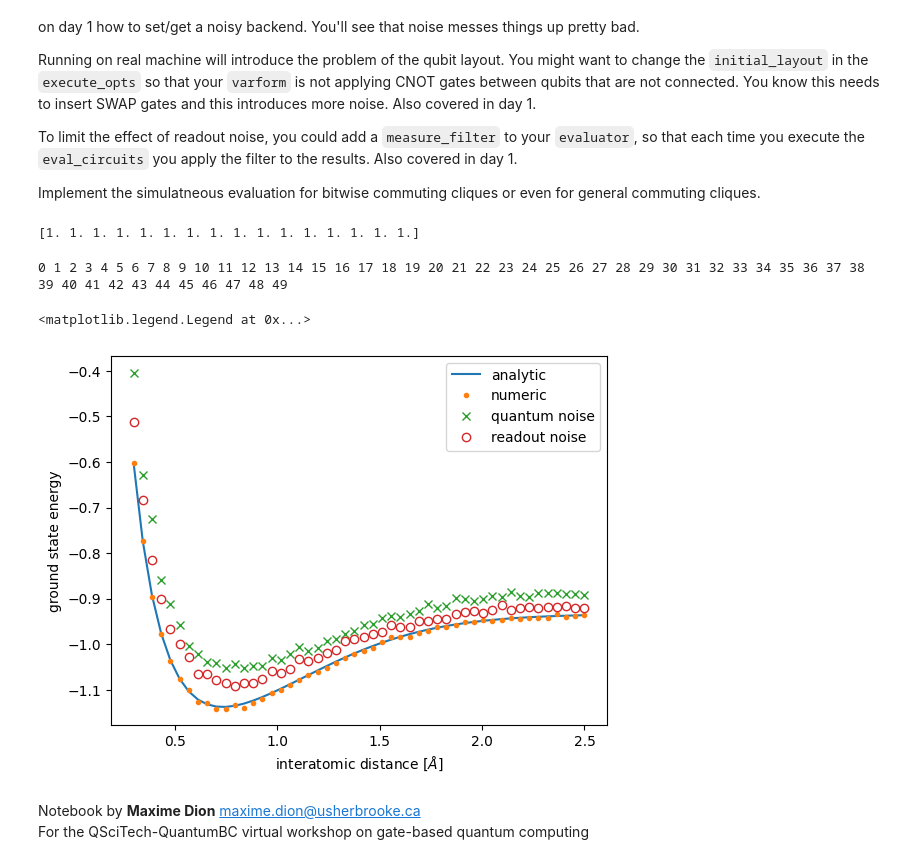
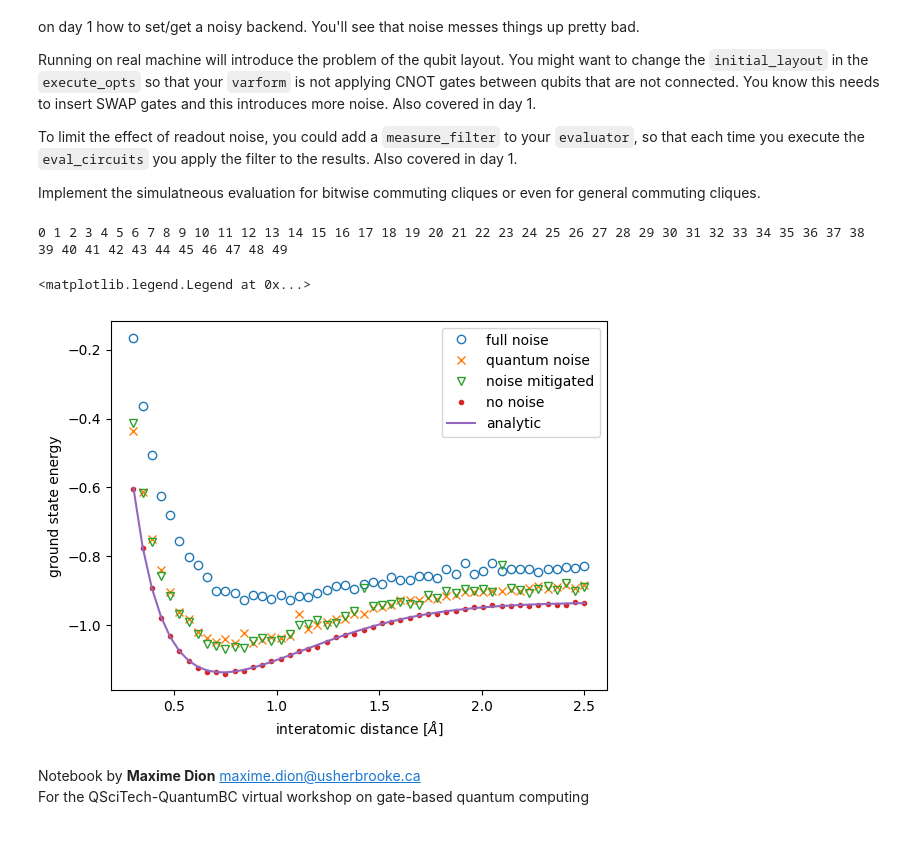
Before and after one commit to QSciTech-QuantumBC-Workshop/Group5, a Jupyter notebook: activity_vqe.ipynb, the cells around one changed output. Cells and saved outputs as stored; diff of their text form; code cells hidden in the pictures.

```diff
--- a/activity_vqe.ipynb
+++ b/activity_vqe.ipynb
@@ -698,15 +688,6 @@ minimizer_d = lambda fct, start_param_values : minimize(
     start_param_values,
     method = 'SLSQP',
     options = {'maxiter' : 5, 'eps' : 1e-1, 'ftol' : 1e-4, 'disp' : True, 'iprint' : 0})
-# %%
-'''Generating readout error'''
-# Error probabilities
-p_err = 0.1  # probability of reading something else
-# building error matrix assuming uniform distribution of errors
-error_matrix = p_err * np.ones((16, 16)) / 15 + (1 - 16*p_err/15) * np.eye(16)
-print(sum(error_matrix))
-# %% [output]
-[1. 1. 1. 1. 1. 1. 1. 1. 1. 1. 1. 1. 1. 1. 1. 1.]
 # %%
 %autoreload
 from matplotlib import pyplot as plt
@@ -719,9 +700,9 @@ mapping = JordanWigner()
 varform = varform_4qubits_1param
 backend = qasm_simulator
 execute_opts = {'shots' : 2048}
-Nd = 50
+Nd = 50  # length of distance array
 
-'''Generating gate error'''
+'''only quantum error'''
 # Error probabilities
 prob_1 = 0.01  # 1-qubit gate
 prob_2 = 0.05   # 2-qubit gate
@@ -729,36 +710,37 @@ prob_2 = 0.05   # 2-qubit gate
 error_1 = noise.depolarizing_error(prob_1, 1)
 error_2 = noise.depolarizing_error(prob_2, 2)
 # Add errors to noise model
-noise_model = noise.NoiseModel()
-noise_model.add_all_qubit_quantum_error(error_1, ['u1', 'u2', 'u3'])
-noise_model.add_all_qubit_quantum_error(error_2, ['cx'])
-noisy_exe_opts = {'shots' : 2048, 'noise_model' : noise_model}
+quan_noise_model = noise.NoiseModel()
+quan_noise_model.add_all_qubit_quantum_error(error_1, ['u1', 'u2', 'u3'])
+quan_noise_model.add_all_qubit_quantum_error(error_2, ['cx'])
+quan_noisy_exe_opts = {'shots' : 2048, 'noise_model' : quan_noise_model}
 
-'''Generating readout error'''
+'''adding readout error'''
 # Error probabilities
-p_err = 0.05  # probability of reading something else
+p_err = 0.15  # probability of reading something else
 # building error matrix assuming uniform distribution of errors
 error_matrix = p_err * np.ones((16, 16)) / 15 + (1 - 16*p_err/15) * np.eye(16)
 readout_err = noise.ReadoutError(error_matrix)
-# print(readout_err)
-
 # Add errors to noise model
-read_noise_model = noise.NoiseModel()
-read_noise_model.add_readout_error(readout_err, range(4))
-read_noisy_exe_opts = {'shots' : 2048, 'noise_model' : read_noise_model}
-# print(read_noise_model)
+full_noise_model = noise.NoiseModel()
+full_noise_model.add_all_qubit_quantum_error(error_1, ['u1', 'u2', 'u3'])
+full_noise_model.add_all_qubit_quantum_error(error_2, ['cx'])
+full_noise_model.add_readout_error(readout_err, range(4))
+full_noisy_exe_opts = {'shots' : 2048, 'noise_model' : full_noise_model}
 
 # generating the estimators
 estimator = BasicEstimator(varform, backend, execute_opts=execute_opts)
-noisy_estimator = BasicEstimator(varform, backend, execute_opts=noisy_exe_opts)
-read_noisy_estimator = BasicEstimator(varform, backend, execute_opts=read_noisy_exe_opts)
+quan_noisy_estimator = BasicEstimator(varform, backend, execute_opts=quan_noisy_exe_opts)
+full_noisy_estimator = BasicEstimator(varform, backend, execute_opts=full_noisy_exe_opts)
+miti_noisy_estimator = BasicEstimator(varform, backend, execute_opts=full_noisy_exe_opts, mitigate=True)
 
 # computation
 distance = np.linspace(0.3, 2.5, Nd) #units in AA
+E_exact = np.zeros(len(distance))
 E = np.zeros(len(distance))
-E_noisy = np.zeros(len(distance))
-E_read_noisy = np.zeros(len(distance))
-E_exact = np.zeros(len(distance))
+E_quan_noisy = np.zeros(len(distance))
+E_full_noisy = np.zeros(len(distance))
+E_miti_noisy = np.zeros(len(distance))
 
 for i in range(len(distance)):
     mol_d = gto.M(
@@ -769,43 +751,48 @@ for i in range(len(distance)):
     molecular_hamiltonian_no_spin_d = MolecularFermionicHamiltonian.from_pyscf_mol(mol_d)
     molecular_hamiltonian_d = molecular_hamiltonian_no_spin_d.include_spin()
     qubit_hamiltonian_d = mapping.fermionic_hamiltonian_to_qubit_hamiltonian(molecular_hamiltonian_d).apply_threshold().combine().apply_threshold().sort()
 
     h1_no_spin_d, h2_no_spin_d = molecular_hamiltonian_no_spin_d.get_integrals()
     Eg = h1_no_spin_d[0, 0]
     Eu = h1_no_spin_d[1, 1]
     Ug = h2_no_spin_d[0, 0, 0, 0]
     Uu = h2_no_spin_d[1, 1, 1, 1]
     Vd = h2_no_spin_d[1, 0, 0, 1]
     Vx = h2_no_spin_d[1, 0, 1, 0]
 
     estimator.set_observable(qubit_hamiltonian_d)
-    noisy_estimator.set_observable(qubit_hamiltonian_d)
-    read_noisy_estimator.set_observable(qubit_hamiltonian_d)
+    quan_noisy_estimator.set_observable(qubit_hamiltonian_d)
+    full_noisy_estimator.set_observable(qubit_hamiltonian_d)
+    miti_noisy_estimator.set_observable(qubit_hamiltonian_d)
 
     vqe_solver = VQESolver(estimator, minimizer_d, [0,], name='vqe_solver')
-    noisy_vqe_solver = VQESolver(noisy_estimator, minimizer_d, [0,], name='vqe_solver')
-    read_noisy_vqe_solver = VQESolver(read_noisy_estimator, minimizer_d, [0,], name='vqe_solver')
+    quan_noisy_vqe_solver = VQESolver(quan_noisy_estimator, minimizer_d, [0,], name='vqe_solver')
+    full_noisy_vqe_solver = VQESolver(full_noisy_estimator, minimizer_d, [0,], name='vqe_solver')
+    miti_noisy_vqe_solver = VQESolver(miti_noisy_estimator, minimizer_d, [0,], name='vqe_solver')
 
     A = 2*Eg + Ug
     B = 2*Eu + Uu
     E_exact[i] = 0.5 * (A + B - np.sqrt((A - B)**2 + 4*Vx**2)) + mol_d.energy_nuc()
     E[i] = vqe_solver.lowest_eig_value(qubit_hamiltonian_d) + mol_d.energy_nuc()
-    E_noisy[i] = noisy_vqe_solver.lowest_eig_value(qubit_hamiltonian_d) + mol_d.energy_nuc()
-    E_read_noisy[i] = read_noisy_vqe_solver.lowest_eig_value(qubit_hamiltonian_d) + mol_d.energy_nuc()
+    E_quan_noisy[i] = quan_noisy_vqe_solver.lowest_eig_value(qubit_hamiltonian_d) + mol_d.energy_nuc()
+    E_full_noisy[i] = full_noisy_vqe_solver.lowest_eig_value(qubit_hamiltonian_d) + mol_d.energy_nuc()
+    E_miti_noisy[i] = miti_noisy_vqe_solver.lowest_eig_value(qubit_hamiltonian_d) + mol_d.energy_nuc()
     print(i, end=' ')
     # print('diff =', E0[i] - E[i])
 
+
+plt.plot(distance, E_full_noisy, 'o', mfc='none', label='full noise')
+plt.plot(distance, E_quan_noisy, 'x', label='quantum noise')
+plt.plot(distance, E_miti_noisy, 'v', mfc='none', label='noise mitigated')
+plt.plot(distance, E, '.', label='no noise')
 plt.plot(distance, E_exact, label='analytic')
-plt.plot(distance, E, '.', label='numeric')
-plt.plot(distance, E_noisy, 'x', label='quantum noise')
-plt.plot(distance, E_read_noisy, 'o', mfc='none', label='readout noise')
 plt.xlabel('interatomic distance [$\AA$]')
 plt.ylabel('ground state energy')
 plt.legend()
 # %% [output]
 0 1 2 3 4 5 6 7 8 9 10 11 12 13 14 15 16 17 18 19 20 21 22 23 24 25 26 27 28 29 30 31 32 33 34 35 36 37 38 39 40 41 42 43 44 45 46 47 48 49
 <matplotlib.legend.Legend at 0x...>
-[figure, old version]
+[figure, new version]
 # %% [markdown]
 Notebook by **Maxime Dion** <maxime.dion@usherbrooke.ca><br>
 For the QSciTech-QuantumBC virtual workshop on gate-based quantum computing
```
Also changed, not shown: parts of 12 cells of this notebook, 1 other file.
